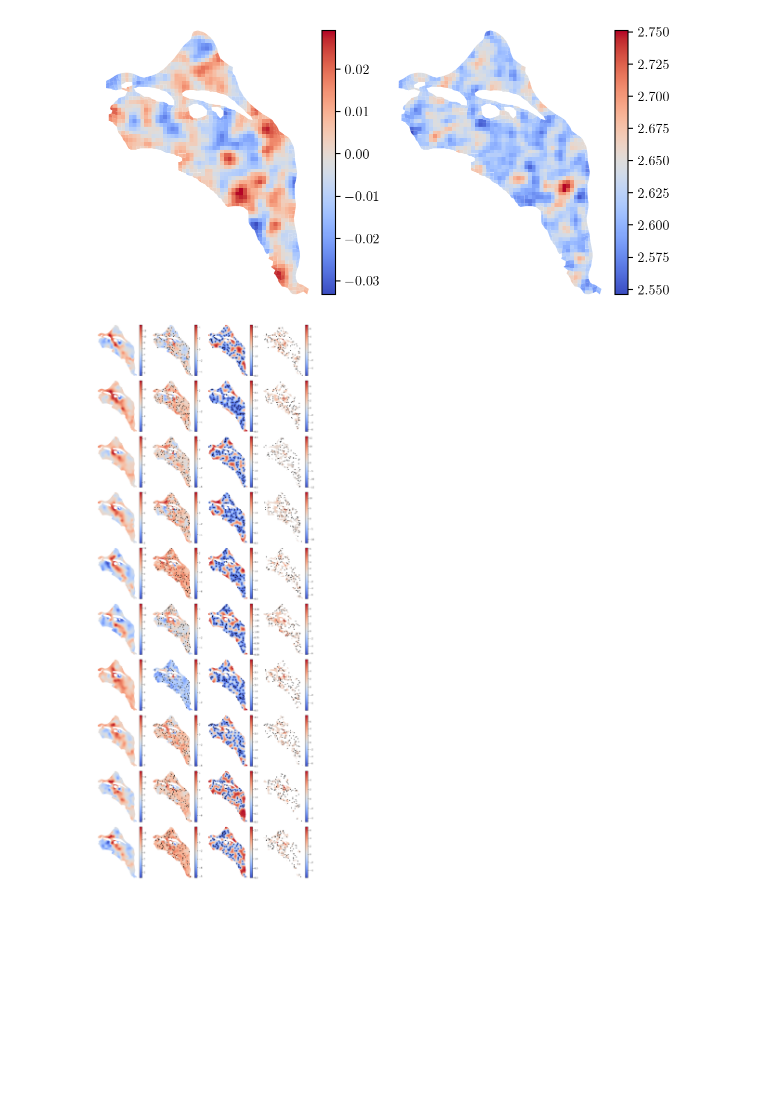
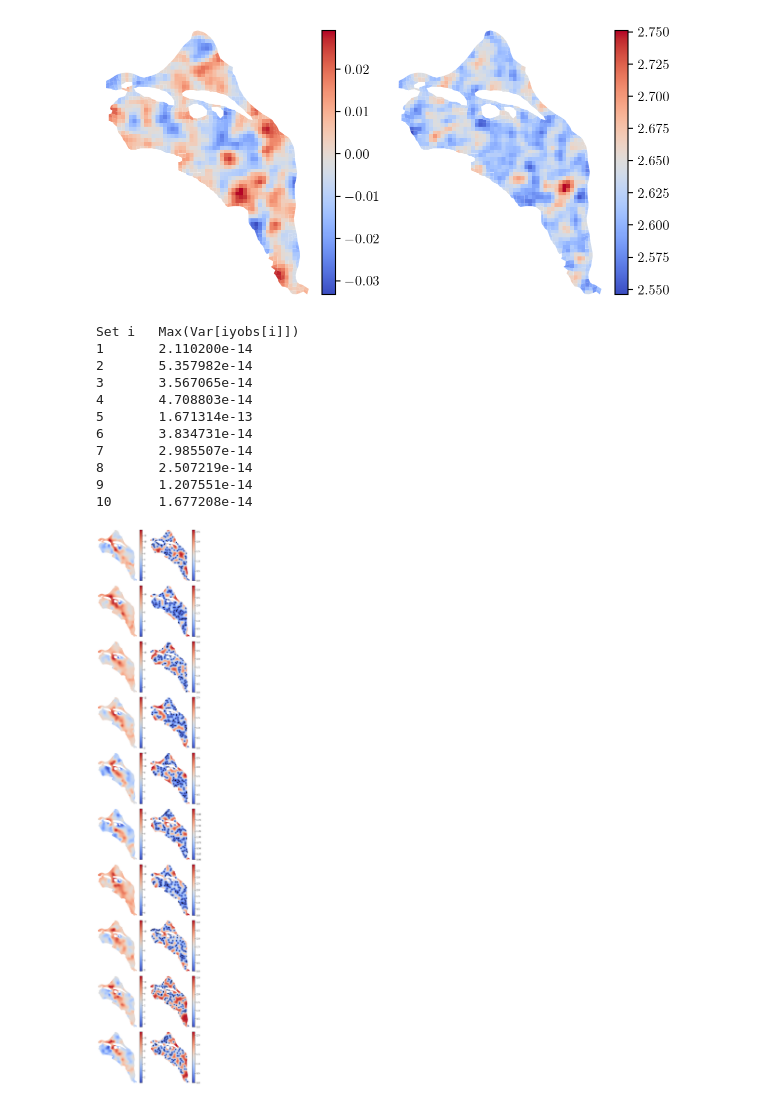
Before and after one commit to yeungyh/hanford_data, a Jupyter notebook: notebooks/data_read_example.ipynb, the cells around one changed output. Cells and saved outputs as stored; diff of their text form; code cells hidden in the pictures; blank space fills up the shorter version.

```diff
--- a/notebooks/data_read_example.ipynb
+++ b/notebooks/data_read_example.ipynb
@@ -15,7 +15,7 @@ plt.rc('image', cmap='coolwarm')
 geom_filename = '../data/geom_1x.mat'
 geom = GeomMRST(geom_filename)
 # %%
-with h5py.File('../data/hanford_ens_data_uncond.h5','r') as f:
+with h5py.File('../data/hanford_data_100_uncond.h5','r') as f:
     xi_ens   = f['xi_ens'][:]
     ytms_ens = f['ytms_ens'][:]
     u_ens    = f['u_ens'][:]
@@ -44,41 +44,38 @@ fig.tight_layout()
 # %% [output]
 [figure]
 # %%
-fig, ax = plt.subplots(nrows=10, ncols=4, figsize=(12, 30))
+fig, ax = plt.subplots(nrows=10, ncols=2, figsize=(6, 30))
+print('Set i\tMax(Var[iyobs[i]])')
 for i in range(10):
-    with h5py.File('../data/hanford_ens_data_cond.h5','r') as f:
-        ytms_ens = f[f't{i:d}']['ytms_ens'][:]
-        iyobs    = f[f't{i:d}']['iyobs'][:]
+    with h5py.File('../data/hanford_data_100_cond.h5','r') as f:
+        ytms_ens = f[f't{i:d}/ytms_ens'][:]
+        iyobs    = f[f't{i:d}/iyobs'][:]
     # Mean
     plot = geom_plot(geom, ytm + np.mean(ytms_ens, axis=0), ax[i, 0])
     ax[i, 0].set_aspect('equal')
     ax[i, 0].axis('off')
     ax[i, 0].autoscale(tight=True)
     fig.colorbar(plot, ax=ax[i, 0])
-    plot = geom_plot(geom, yref - np.mean(ytms_ens, axis=0), ax[i, 1])
+    # Var
+    var  = np.var(ytms_ens, axis=0, ddof=1)
+    plot = geom_plot(geom, var, ax[i, 1])
     ax[i, 1].plot(geom.cells.centroids[0, iyobs[i]], geom.cells.centroids[1, iyobs[i]], 'ko', markersize=2)
     ax[i, 1].set_aspect('equal')
     ax[i, 1].axis('off')
     ax[i, 1].autoscale(tight=True)
     fig.colorbar(plot, ax=ax[i, 1])
-    fig.tight_layout()
-    # Var
-    plot = geom_plot(geom, np.var(ytms_ens, axis=0, ddof=1), ax[i, 2])
-    ax[i, 2].plot(geom.cells.centroids[0, iyobs[i]], geom.cells.centroids[1, iyobs[i]], 'ko', markersize=2)
-    ax[i, 2].set_aspect('equal')
-    ax[i, 2].axis('off')
-    ax[i, 2].autoscale(tight=True)
-    fig.colorbar(plot, ax=ax[i, 2])
-    # GPR error relative to GPR std dev
-    to_plot = np.abs(yref - np.mean(ytms_ens, axis=0)) / (np.std(ytms_ens, axis=0, ddof=1) + 0.01)
-    to_plot[to_plot < 1] = np.NaN
-    plot = geom_plot(geom, to_plot, ax[i, 3])
-    ax[i, 3].plot(geom.cells.centroids[0, iyobs[i]], geom.cells.centroids[1, iyobs[i]], 'ko', markersize=2)
-    ax[i, 3].set_aspect('equal')
-    ax[i, 3].axis('off')
-    ax[i, 3].autoscale(tight=True)
-    cb = fig.colorbar(plot, ax=ax[i, 3])
-    plot.set_clim(-np.nanmax(to_plot) + 1, np.nanmax(to_plot))
+    print(f'{i + 1:d}\t{np.max(var[iyobs[i]]):.6e}')
 fig.tight_layout()
 # %% [output]
+Set i   Max(Var[iyobs[i]])
+1       2.110200e-14
+2       5.357982e-14
+3       3.567065e-14
+4       4.708803e-14
+5       1.671314e-13
+6       3.834731e-14
+7       2.985507e-14
+8       2.507219e-14
+9       1.207551e-14
+10      1.677208e-14
-[figure, old version]
+[figure, new version]
```
Also changed, not shown: 2 other files.
